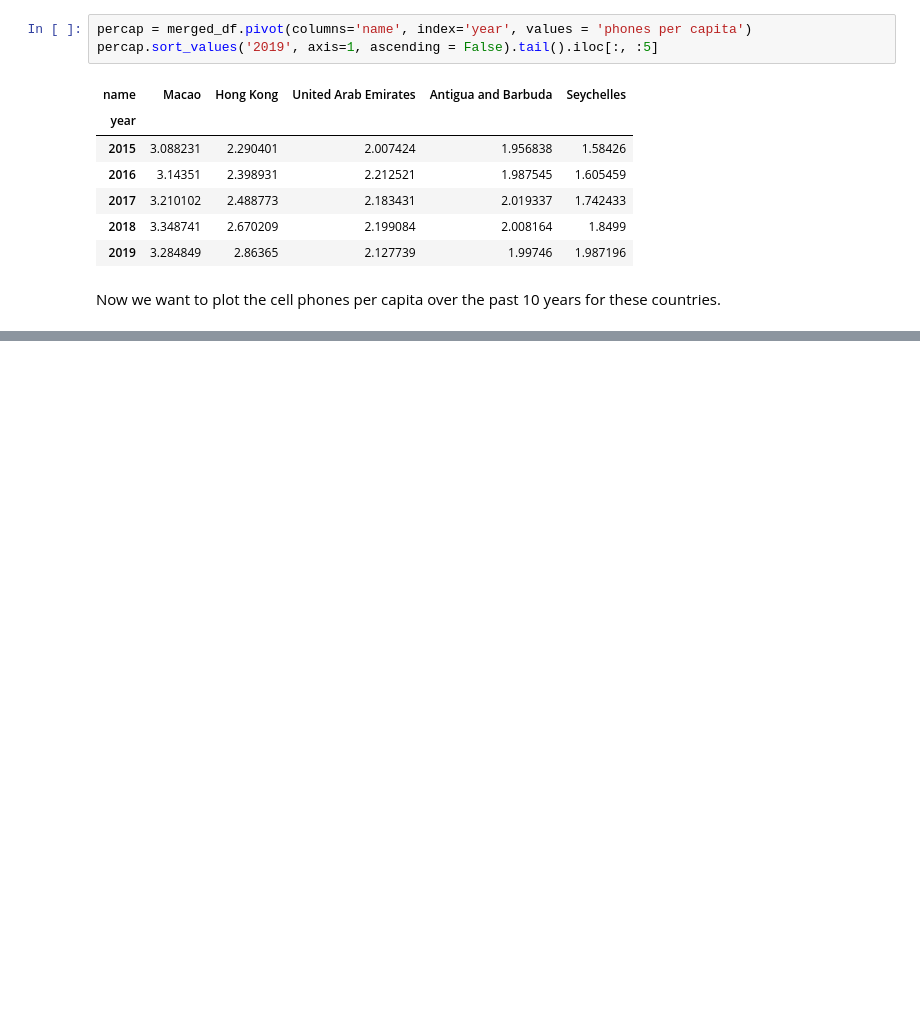
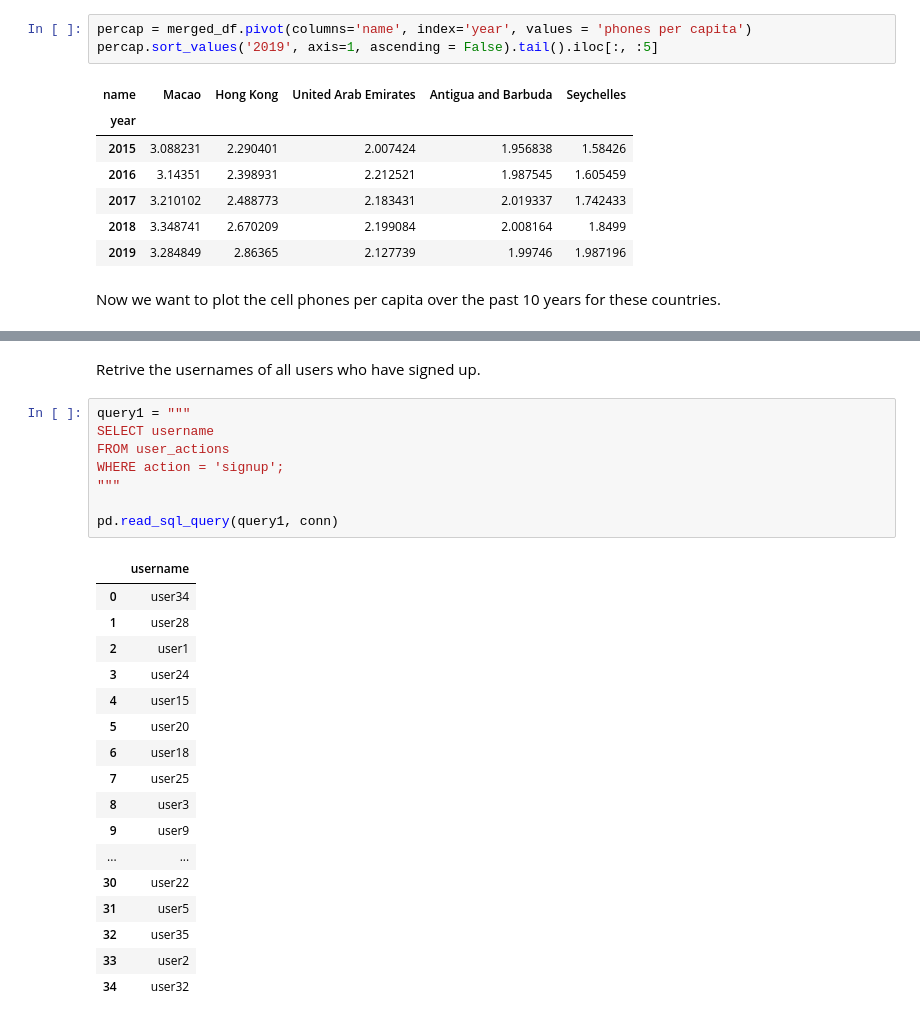
Before and after one commit to majaelm/su-mt4007, a Jupyter notebook: HW4/HW4.ipynb, the cells around one changed output, grey strips where cells are left out. Saved outputs shown, nothing was run; the diff lists cells and outputs as text; blank space fills up the shorter version.

```diff
--- a/HW4/HW4.ipynb
+++ b/HW4/HW4.ipynb
@@ -168,0 +181,28 @@ KeyError: "The following 'id_vars' are not present in the DataFrame: ['name']"
+# %% [markdown]
+Retrive the usernames of all users who have signed up.
+# %%
+query1 = """
+SELECT username
+FROM user_actions
+WHERE action = 'signup';
+"""
+
+pd.read_sql_query(query1, conn)
+# %% [output]
+|  | username |
+| 0 | user34 |
+| 1 | user28 |
+| 2 | user1 |
+| 3 | user24 |
+| 4 | user15 |
+| 5 | user20 |
+| 6 | user18 |
+| 7 | user25 |
+| 8 | user3 |
+| 9 | user9 |
+| ... | ... |
+| 30 | user22 |
+| 31 | user5 |
+| 32 | user35 |
+| 33 | user2 |
+| 34 | user32 |
```
Also changed, not shown: parts of 19 cells of this notebook, 1 other file.
